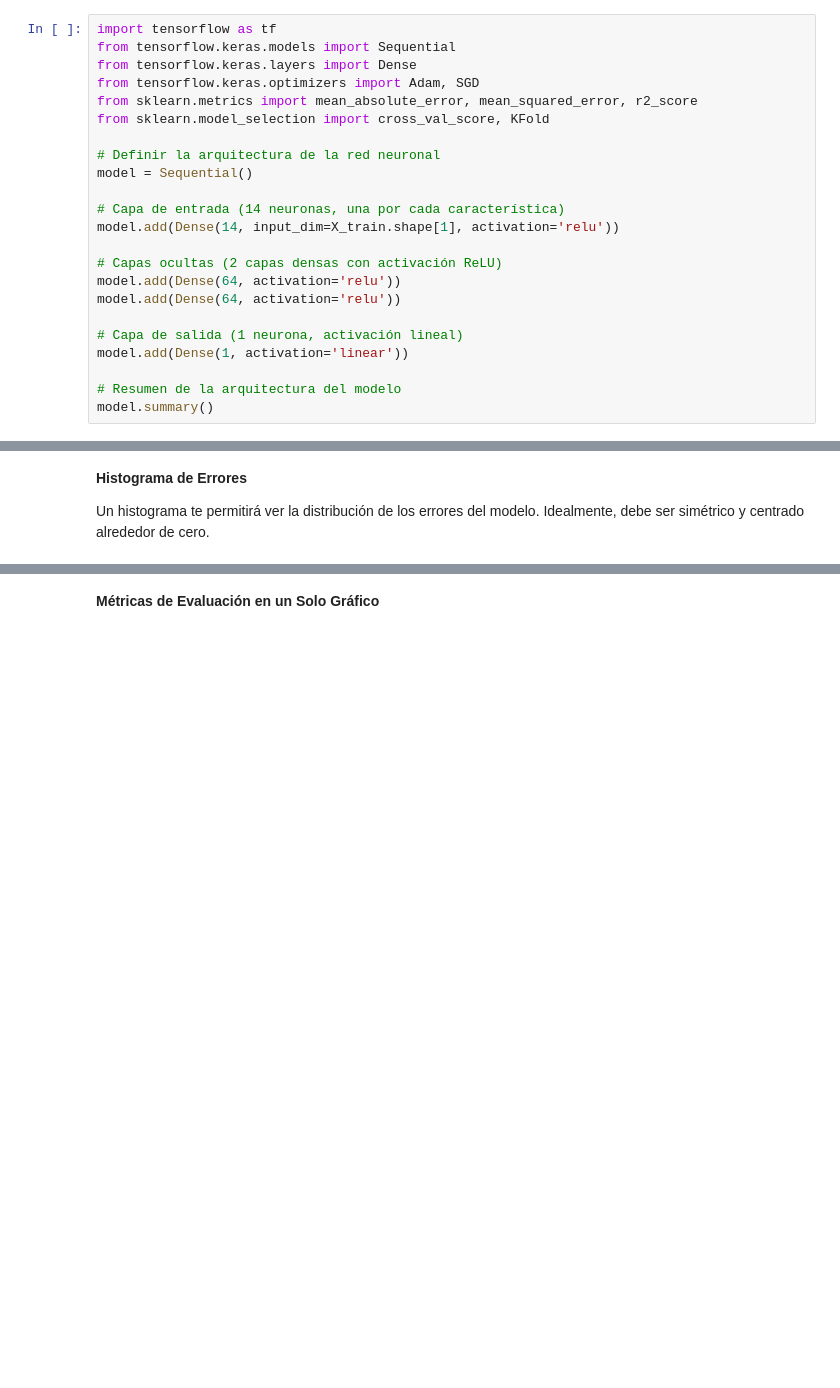
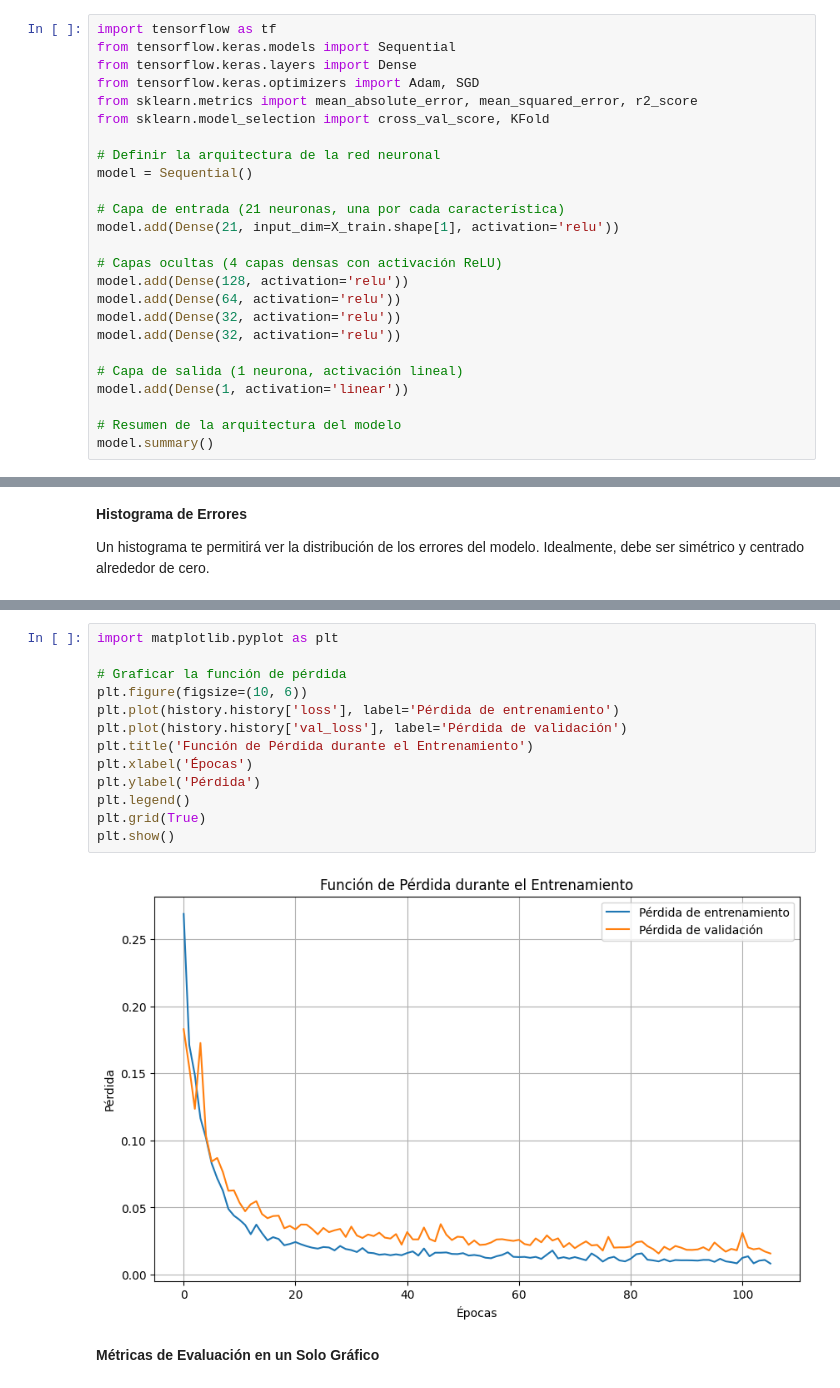
Before and after one commit to leonxrdon/housing_price, a Jupyter notebook: housing_prices_model/train_model_housing.ipynb, the cells around one changed output, grey strips where cells are left out. Cells and saved outputs as stored; diff of their text form; blank space fills up the shorter version.

```diff
--- a/housing_prices_model/train_model_housing.ipynb
+++ b/housing_prices_model/train_model_housing.ipynb
@@ -57,12 +60,14 @@ from sklearn.model_selection import cross_val_score, KFold
 # Definir la arquitectura de la red neuronal
 model = Sequential()
 
-# Capa de entrada (14 neuronas, una por cada característica)
-model.add(Dense(14, input_dim=X_train.shape[1], activation='relu'))
+# Capa de entrada (21 neuronas, una por cada característica)
+model.add(Dense(21, input_dim=X_train.shape[1], activation='relu'))
 
-# Capas ocultas (2 capas densas con activación ReLU)
+# Capas ocultas (4 capas densas con activación ReLU)
+model.add(Dense(128, activation='relu'))
 model.add(Dense(64, activation='relu'))
-model.add(Dense(64, activation='relu'))
+model.add(Dense(32, activation='relu'))
+model.add(Dense(32, activation='relu'))
 
 # Capa de salida (1 neurona, activación lineal)
 model.add(Dense(1, activation='linear'))
@@ -213,3 +266,18 @@ plt.show()
+# %%
+import matplotlib.pyplot as plt
+
+# Graficar la función de pérdida
+plt.figure(figsize=(10, 6))
+plt.plot(history.history['loss'], label='Pérdida de entrenamiento')
+plt.plot(history.history['val_loss'], label='Pérdida de validación')
+plt.title('Función de Pérdida durante el Entrenamiento')
+plt.xlabel('Épocas')
+plt.ylabel('Pérdida')
+plt.legend()
+plt.grid(True)
+plt.show()
+# %% [output]
+[figure, added]
 # %% [markdown]
 **Métricas de Evaluación en un Solo Gráfico**
 # %%
```
Also changed, not shown: parts of 23 cells of this notebook, 10 other files.
